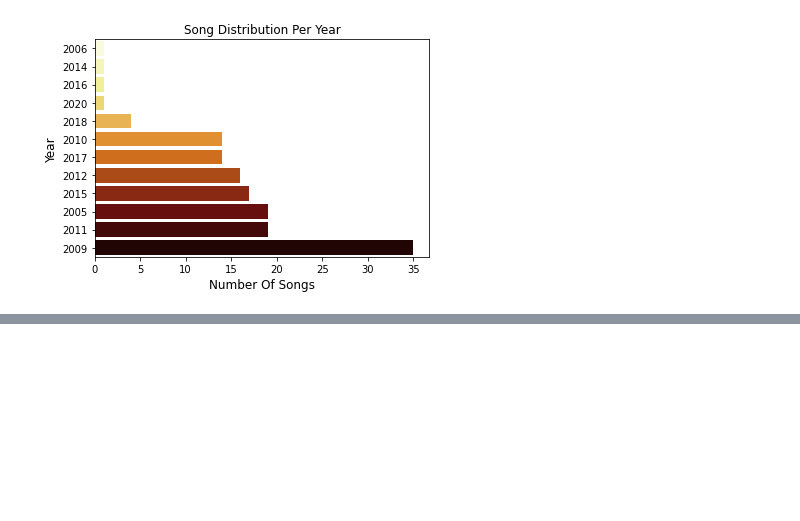
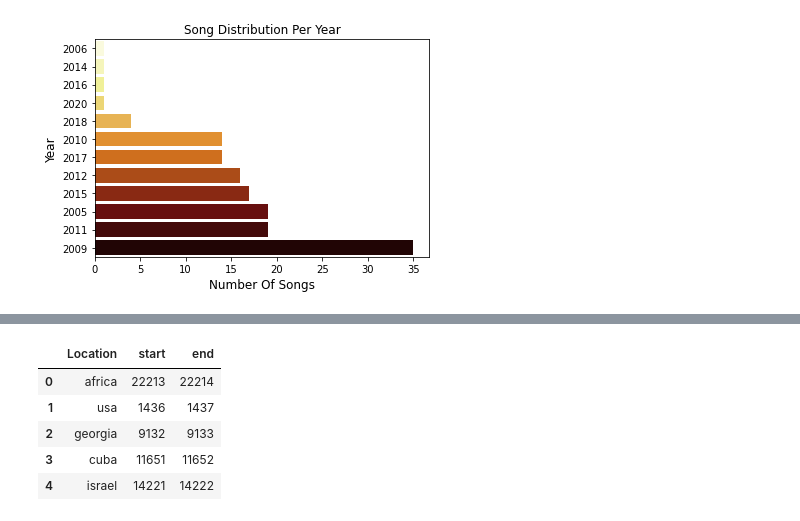
Before and after one commit to running-machin/cultural_analysis, a Jupyter notebook: Data_preprocessing_general_overview.ipynb, the cells around one changed output, grey strips where cells are left out. Drawn from its saved outputs; the diff is of its cells as text; code cells hidden in the pictures; blank space fills up the shorter version.

```diff
--- a/Data_preprocessing_general_overview.ipynb
+++ b/Data_preprocessing_general_overview.ipynb
@@ -135,0 +163,7 @@ plt.show()
+# %%
+# add data from csv file
+lyrics_path = "/content/drive/MyDrive/IRTM/kendrick_lamar_lyrics.csv"
+# %%
+# load the data
+data = pd.read_csv(lyrics_path)
+data.head(10)
@@ -135,0 +182,9 @@ plt.show()
+# %%
+data_lyrics = data['lyrics']
+lyrics_token = ''
+for i in data['lyrics']:
+    lyrics_token += str(i)
+# %%
+doc = nlp(lyrics_token)
+# print([(X.text) for X in doc.ents if X.label_ == "LOC"])
+print([(X.text, X.label_) for X in doc.ents])
@@ -135,0 +240,13 @@ plt.show()
+# %%
+locations = []
+locations.extend([[ent.text, ent.start, ent.end] for ent in doc.ents if ent.label_ in ['LOC']])
+locations.extend([[ent.text, ent.start, ent.end] for ent in doc.ents if ent.label_ in ['GPE']])
+loc_df = pd.DataFrame(locations, columns=['Location', 'start','end'])
+loc_df.head()
+# %% [output]
+|  | Location | start | end |
+| 0 | africa | 22213 | 22214 |
+| 1 | usa | 1436 | 1437 |
+| 2 | georgia | 9132 | 9133 |
+| 3 | cuba | 11651 | 11652 |
+| 4 | israel | 14221 | 14222 |
```
Also changed, not shown: parts of 13 cells of this notebook.
